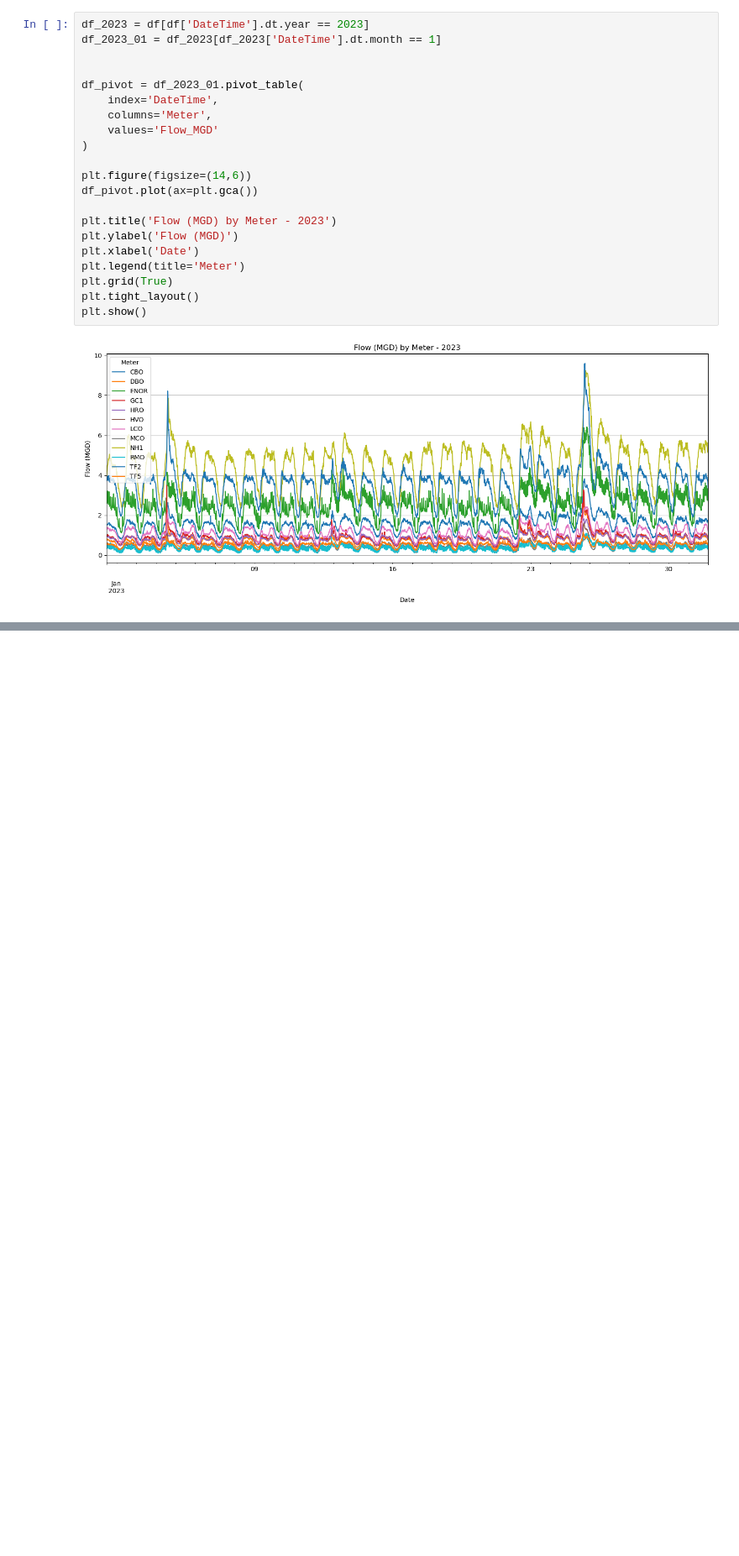
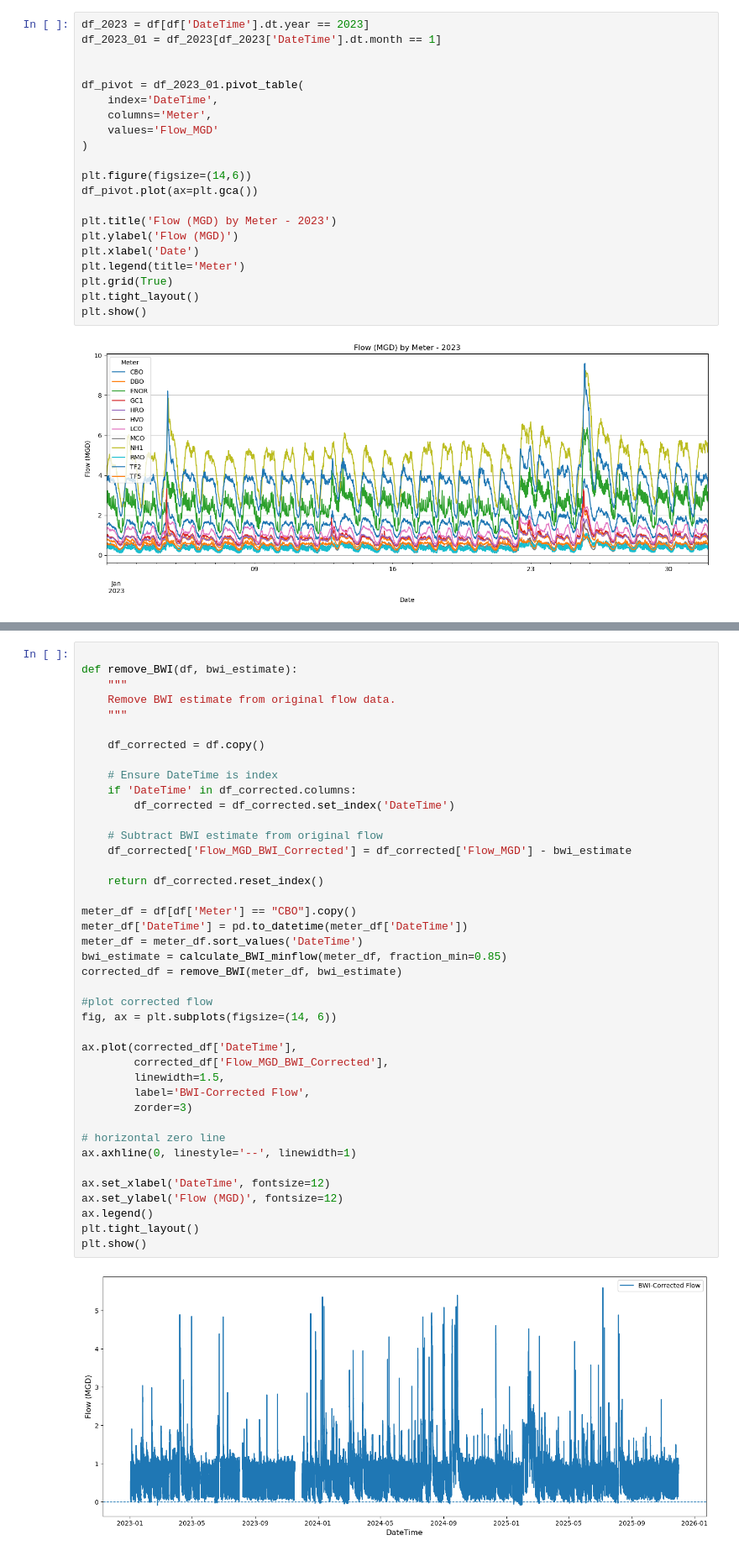
Before and after one commit to inmang13/CEE690_SoftwareEng_Spring26, a Jupyter notebook: RDII/scripts/scrap.ipynb, the cells around one changed output, grey strips where cells are left out. Shown at 84% size. Cells and saved outputs as stored; diff of their text form; blank space fills up the shorter version.

```diff
--- a/RDII/scripts/scrap.ipynb
+++ b/RDII/scripts/scrap.ipynb
@@ -47,0 +211,43 @@ plt.show()
+# %%
+
+def remove_BWI(df, bwi_estimate):
+    """
+    Remove BWI estimate from original flow data.
+    """
+
+    df_corrected = df.copy()
+
+    # Ensure DateTime is index
+    if 'DateTime' in df_corrected.columns:
+        df_corrected = df_corrected.set_index('DateTime')
+
+    # Subtract BWI estimate from original flow
+    df_corrected['Flow_MGD_BWI_Corrected'] = df_corrected['Flow_MGD'] - bwi_estimate
+
+    return df_corrected.reset_index()
+
+meter_df = df[df['Meter'] == "CBO"].copy()
+meter_df['DateTime'] = pd.to_datetime(meter_df['DateTime'])
+meter_df = meter_df.sort_values('DateTime')
+bwi_estimate = calculate_BWI_minflow(meter_df, fraction_min=0.85)
+corrected_df = remove_BWI(meter_df, bwi_estimate)
+
+#plot corrected flow
+fig, ax = plt.subplots(figsize=(14, 6))
+
+ax.plot(corrected_df['DateTime'],
+        corrected_df['Flow_MGD_BWI_Corrected'],
+        linewidth=1.5,
+        label='BWI-Corrected Flow',
+        zorder=3)
+
+# horizontal zero line
+ax.axhline(0, linestyle='--', linewidth=1)
+
+ax.set_xlabel('DateTime', fontsize=12)
+ax.set_ylabel('Flow (MGD)', fontsize=12)
+ax.legend()
+plt.tight_layout()
+plt.show()
+# %% [output]
+[figure, added]
```
Also changed, not shown: parts of 9 cells of this notebook, 6 other files.
